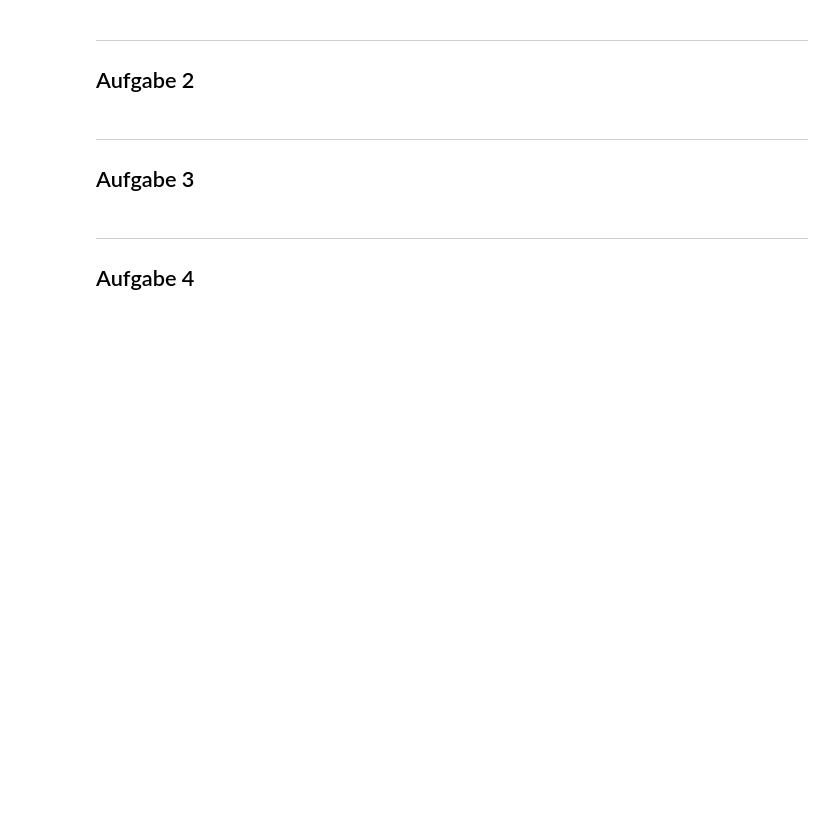
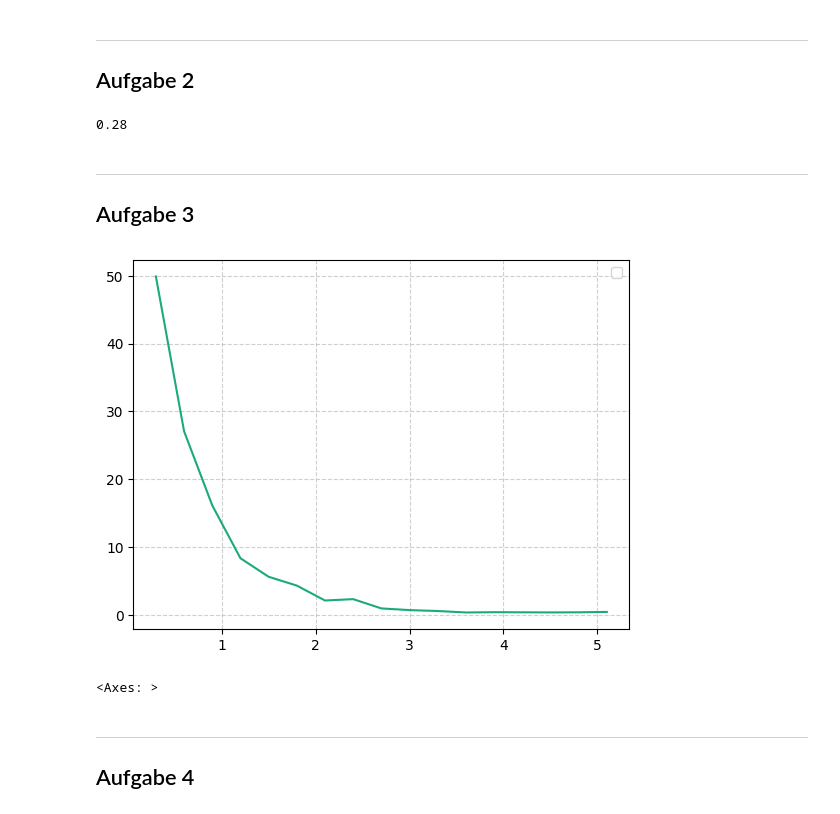
Before and after one commit to FinnZeumer/PAP-2, a Jupyter notebook: Versuche/253/Python/V253.ipynb, the cells around one changed output. Drawn from its saved outputs; the diff is of its cells as text; code cells hidden in the pictures; blank space fills up the shorter version.

```diff
--- a/Versuche/253/Python/V253.ipynb
+++ b/Versuche/253/Python/V253.ipynb
@@ -95,12 +100,50 @@ from sympy import separatevars
 
 ## Aufgabe 2
 # %%
-t_steps = np.contract([30] * 7)
-counts = np.array([147, 250, 168, 129, 63, 69, 28, 82])
+mess_t_A2 = 300 # s
+messungen_A2 = 84
+
+n_0 = messungen_A2 / mess_t_A2
+print(n_0)
+# %% [output]
+0.28
 # %% [markdown]
 <hr>
 
 ## Aufgabe 3
+# %%
+d_Sr = 6.0
+
+mess_t_Sr = np.concatenate([[30] * 9, [120] * 8])
+counts_Sr = np.array([1497, 812, 484, 250, 168, 129, 63, 69, 28, 82, 66, 40, 45, 43, 41, 43, 50])
+
+count_rate_Sr = counts_Sr/mess_t_Sr
+
+# Aluminum Schichten
+dicke_Al = np.zeros([len(counts_Sr)])
+current_Al_PlattenDicke = 0
+for i in range(0, len(counts_Sr)):
+    current_Al_PlattenDicke = current_Al_PlattenDicke + 0.3 # mm
+    dicke_Al[i] = current_Al_PlattenDicke
+
+
+
+n_Beta = 125
+n_Beta_0 = n_Beta / 300 # s^-1
+
+
+# print(dicke_Al)
+# print(count_rate_Sr)
+# %%
+plt.plot(
+    dicke_Al,
+    count_rate_Sr
+    )
+
+pap.plot_me()
+# %% [output]
+[figure, added]
+<Axes: >
 # %% [markdown]
 <hr>
 
```
Also changed, not shown: parts of 6 cells of this notebook, 2 other files.
